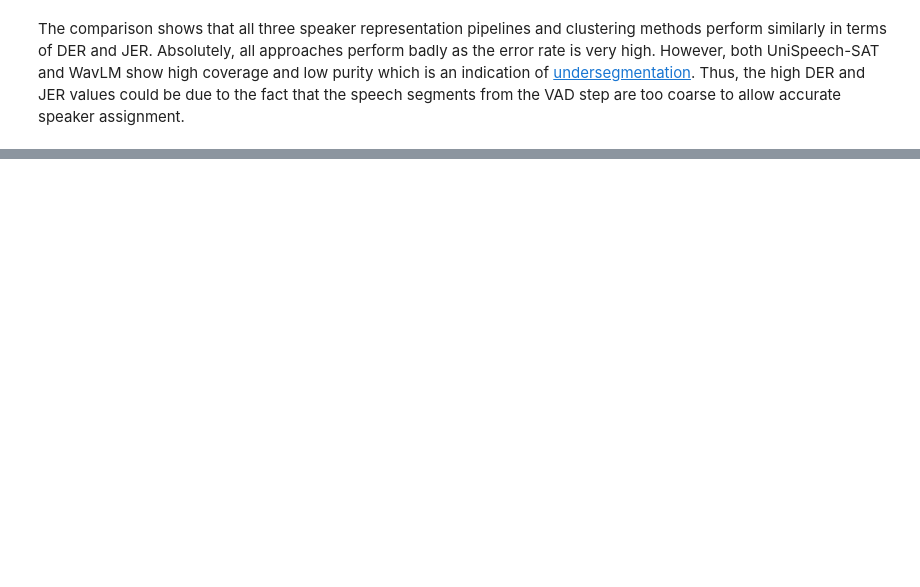
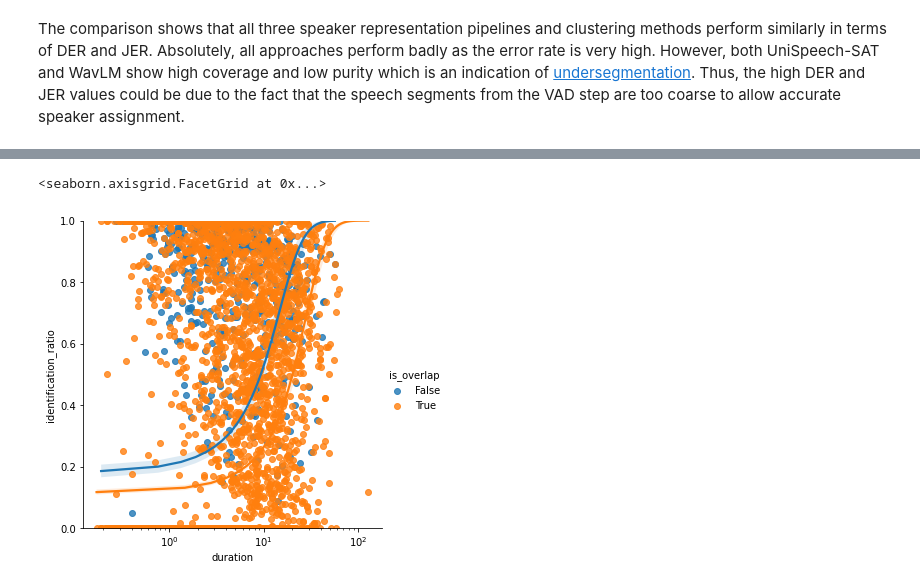
Before and after one commit to mexca/mexca-sd-experiment, a Jupyter notebook: speaker-diarization/compare_sd.ipynb, the cells around one changed output, grey strips where cells are left out. Drawn from its saved outputs; the diff is of its cells as text; code cells hidden in the pictures; blank space fills up the shorter version.

```diff
--- a/speaker-diarization/compare_sd.ipynb
+++ b/speaker-diarization/compare_sd.ipynb
@@ -145,2 +115,31 @@ grid.savefig("sd_results.png")
 # %% [markdown]
 The comparison shows that all three speaker representation pipelines and clustering methods perform similarly in terms of DER and JER. Absolutely, all approaches perform badly as the error rate is very high. However, both UniSpeech-SAT and WavLM show high coverage and low purity which is an indication of [undersegmentation](https://pyannote.github.io/pyannote-metrics/reference.html#purity-and-coverage). Thus, the high DER and JER values could be due to the fact that the speech segments from the VAD step are too coarse to allow accurate speaker assignment.
+# %%
+overlap_df = {"file_id": [], "identification_ratio": [], "duration": [], "is_overlap": []}
+
+for i in FILE_INDICES:
+    ref_rttm_seq = read_rttm(os.path.join("results", "reference", f"ref_ami_micro_test_sample_{i}.rttm"))
+    ref_annotation = convert_rttm_annotation(ref_rttm_seq)
+    res_rttm_seq = read_rttm(os.path.join("results", "speechbrain-ecapa-tdnn", f"km_sb_ecapa_tdnn_ami_sample_{i}.rttm"))
+    res_annotation = convert_rttm_annotation(res_rttm_seq)
+
+    mapping = diarization_der.optimal_mapping(ref_annotation, res_annotation)
+
+    ref_overlap_timeline = ref_annotation.get_timeline().get_overlap()
+
+    for segment, track, label in ref_annotation.itertracks(yield_label=True):
+        mapped_spk = [key for key, val in mapping.items() if val == label][0]
+        spk_timeline = res_annotation.subset(mapped_spk).get_timeline()
+        identification_dur = 0.0
+        for co_seg in spk_timeline.co_iter(Timeline([segment])):
+            identification_seg_pair = co_seg[0] & co_seg[1]
+            identification_dur += identification_seg_pair.duration
+
+        overlaps = list(ref_overlap_timeline.co_iter(Timeline([segment])))
+
+        overlap_df["file_id"].append(i)
+        overlap_df["identification_ratio"].append(identification_dur/segment.duration)
+        overlap_df["duration"].append(segment.duration)
+        overlap_df["is_overlap"].append(any(overlaps))
+
+overlap_df = pd.DataFrame(overlap_df)
@@ -146,0 +165,6 @@ The comparison shows that all three speaker representation pipelines and cluster
+# %%
+plt = sns.lmplot(x="duration", y="identification_ratio", hue="is_overlap", data=overlap_df, logistic=True)
+plt.set(ylim=(0.0, 1.0), xscale="log")
+# %% [output]
+<seaborn.axisgrid.FacetGrid at 0x...>
+[figure, added]
```
Also changed, not shown: parts of 9 cells of this notebook, 4 other files.
